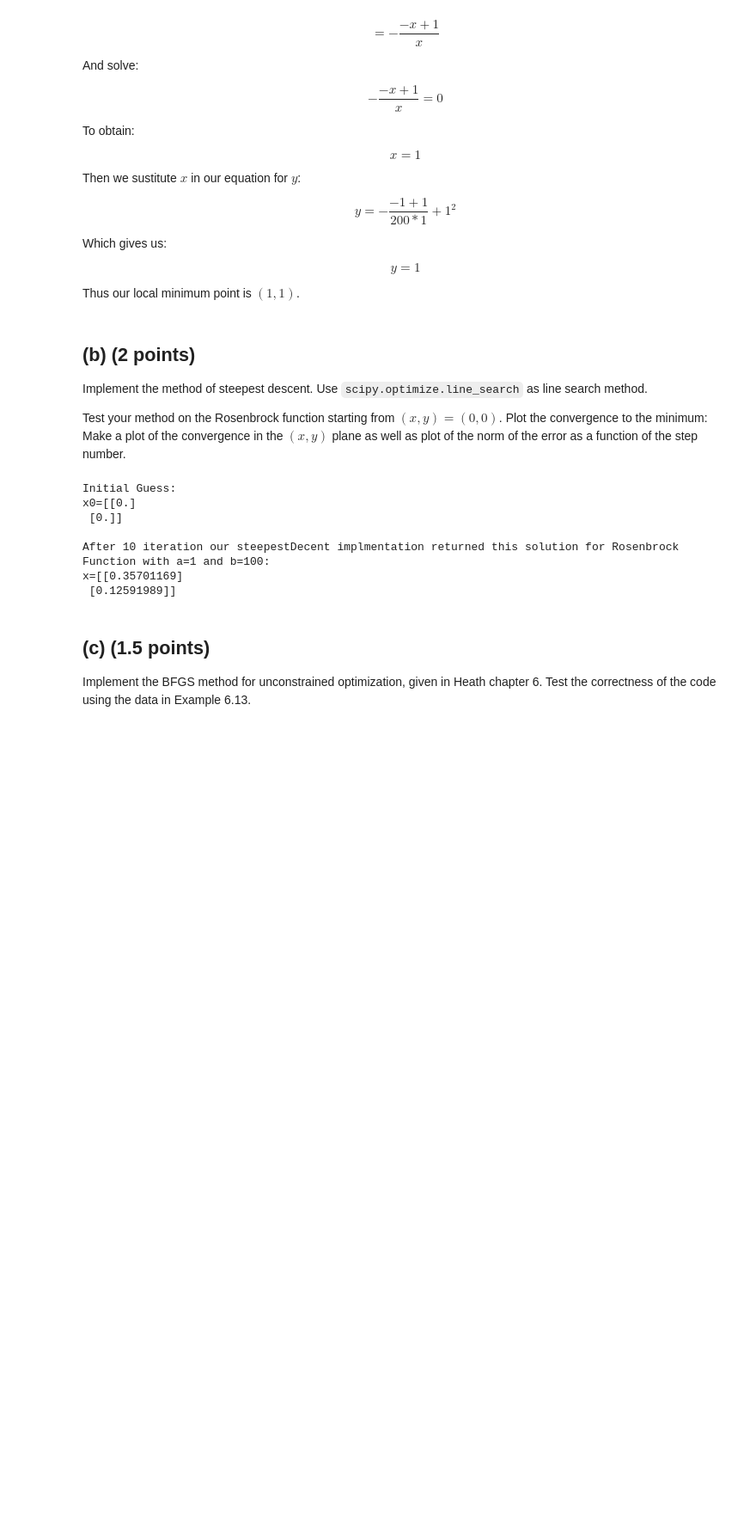
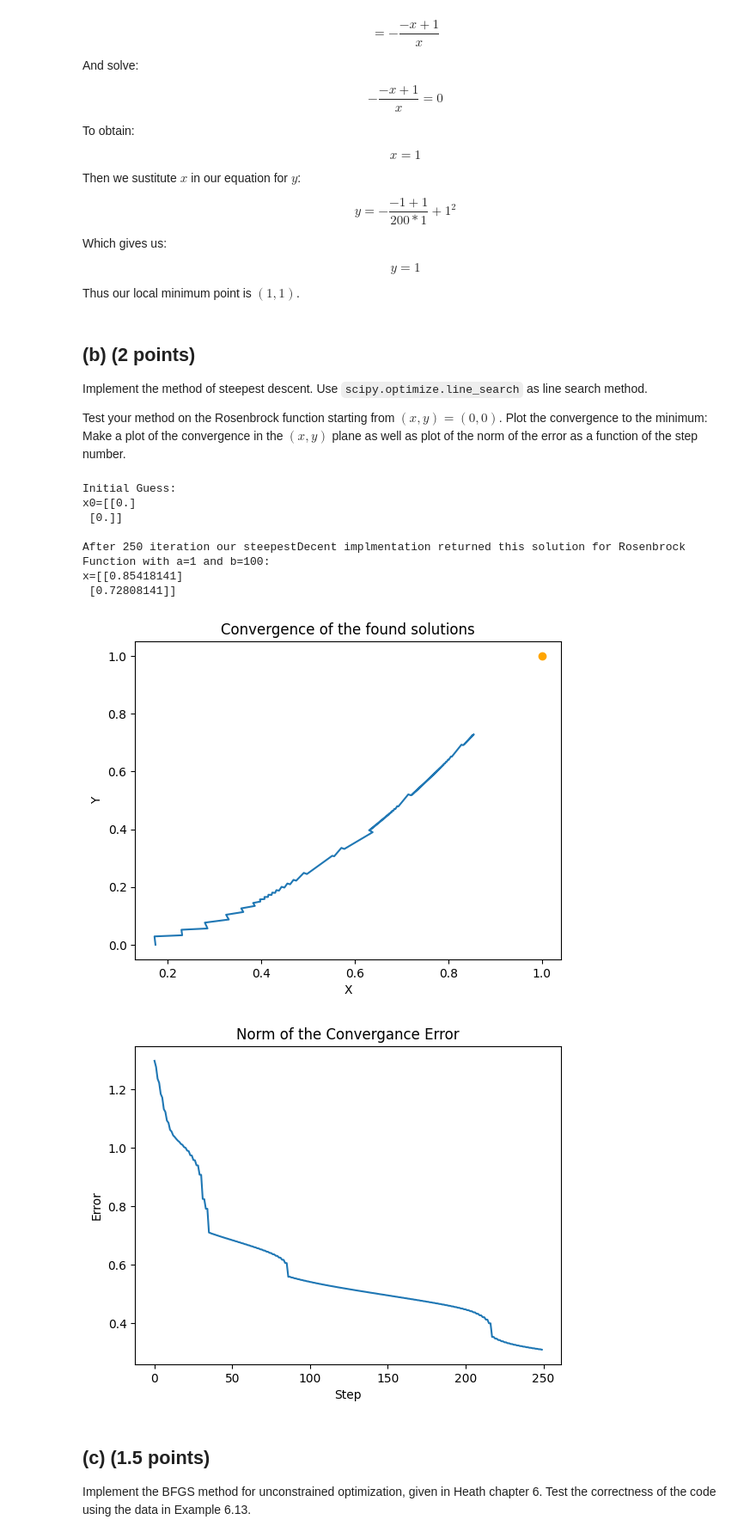
Before and after one commit to aM0NKE/NumericalAlgorithms, a Jupyter notebook: hw5_2022.ipynb, the cells around one changed output. Shown at 86% size. Cells and saved outputs as stored; diff of their text form; code cells hidden in the pictures; blank space fills up the shorter version.

```diff
--- a/hw5_2022.ipynb
+++ b/hw5_2022.ipynb
@@ -299,10 +288,13 @@ def rosenbrock_grad(X):
 # %%
+# Working version with Rosenbrock
+
 def steepestDescent(x0, K):
     '''
         Steepest Descent method for unconstrained optimization
     '''
     # initial guess
     x = x0
+
     for i in range(K):
 
         # compute negative gradient
@@ -320,21 +312,62 @@ def steepestDescent(x0, K):
         # update solution
         x = x + a*s
 
+        global steepestDescent_runs
+        steepestDescent_runs += 1
+
+        global steepestDescent_solutions
+        steepestDescent_solutions.append(x)
+
+        global steepestDescent_errors
+        current_err = np.linalg.norm(x-x_target)
+        steepestDescent_errors.append(current_err)
+
+        if current_err < 10^-5: return x
+
     return x
 
-K = 10
+
+x_target = np.ones([2,1])
 x0 = np.zeros([2,1])
+iters = 250
+
+steepestDescent_runs = 0
+steepestDescent_solutions = []
+steepestDescent_errors = []
 
 print("Initial Guess:\nx0={}\n".format(x0))
-print("After {} iteration our steepestDecent implmentation returned this solution for Rosenbrock Function with a=1 and b=100:\nx={}".format(K, steepestDescent(x0, K)))
+print("After {} iteration our steepestDecent implmentation returned this solution for Rosenbrock Function with a=1 and b=100:\nx={}".format(iters, steepestDescent(x0, iters)))
 # %% [output]
 Initial Guess:
 x0=[[0.]
  [0.]]
 
-After 10 iteration our steepestDecent implmentation returned this solution for Rosenbrock Function with a=1 and b=100:
-x=[[0.35701169]
- [0.12591989]]
+After 250 iteration our steepestDecent implmentation returned this solution for Rosenbrock Function with a=1 and b=100:
+x=[[0.85418141]
+ [0.72808141]]
+# %%
+# Plot of Solutions
+plt.title("Convergence of the found solutions")
+plt.xlabel("X")
+plt.ylabel("Y")
+x = []
+y = []
+for i in range (len(steepestDescent_solutions)):
+    x.append(steepestDescent_solutions[i][0])
+    y.append(steepestDescent_solutions[i][1])
+plt.plot(x, y)
+plt.scatter(x_target[0], x_target[1], c="orange")   # Target Value
+plt.show()
+
+# Plot of Error
+plt.title("Norm of the Convergance Error")
+plt.xlabel("Step")
+plt.ylabel("Error")
+plt.plot(range(iters), steepestDescent_errors)
+plt.show()
+# %% [output]
+[figure, added]
+[figure, added]
 # %% [markdown]
 ## (c) (1.5 points)
 
```
Also changed, not shown: parts of 7 cells of this notebook.
